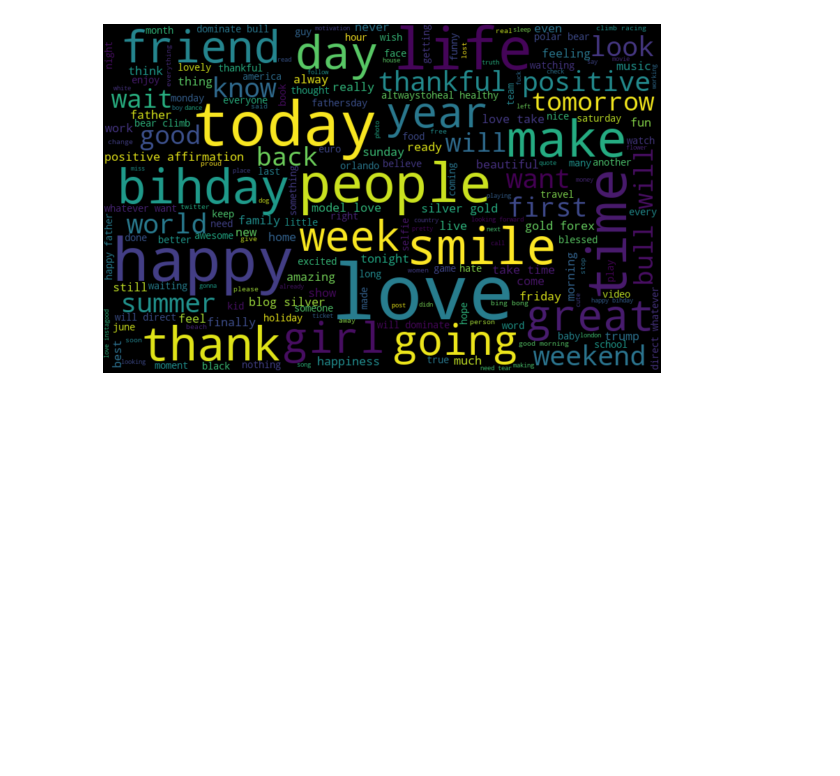
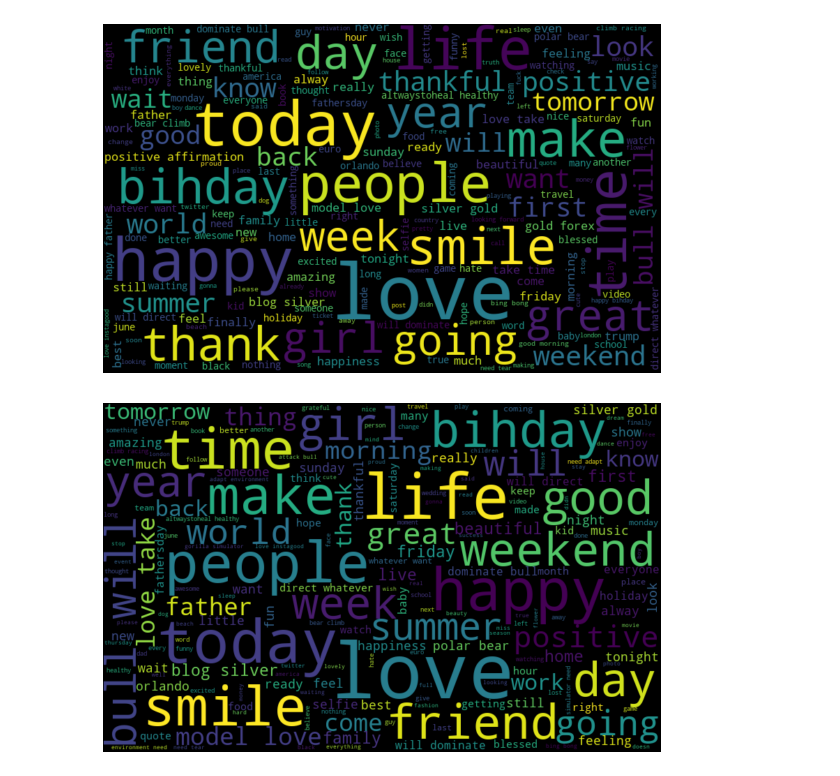
Before and after one commit to NilSagor/AV_ml_practice, a Jupyter notebook: tweet_senti/twitter_sentiment.ipynb, the cells around one changed output. Drawn from its saved outputs; the diff is of its cells as text; code cells hidden in the pictures; blank space fills up the shorter version.

Commit message:
tweet sentiment word exploration

```diff
--- a/tweet_senti/twitter_sentiment.ipynb
+++ b/tweet_senti/twitter_sentiment.ipynb
@@ -162,3 +162,16 @@ plt.axis('off')
 plt.show()
 # %% [output]
 [figure]
+# %%
+# words in non racist/sexiest tweets
+normal_words = ''.join([text for text in data_raw['tidy_tweet'] [data_raw['label'] == 0]])
+wordcloud = WordCloud(width = 800,
+                     height = 500,
+                     random_state = 21,
+                     max_font_size = 110).generate(normal_words)
+plt.figure(figsize = (10,7))
+plt.imshow(wordcloud, interpolation = 'bilinear')
+plt.axis('off')
+plt.show()
+# %% [output]
+[figure, added]
```
Also changed, not shown: parts of 4 cells of this notebook.
